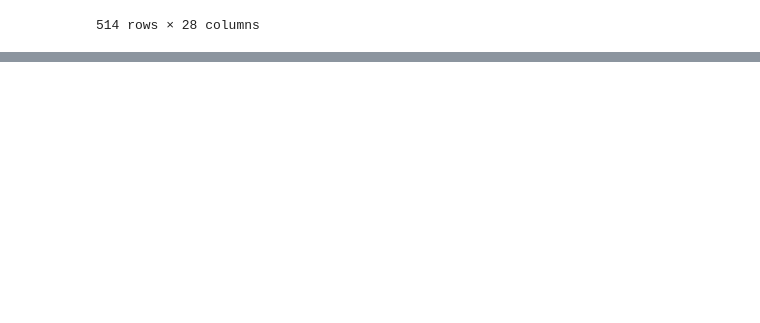
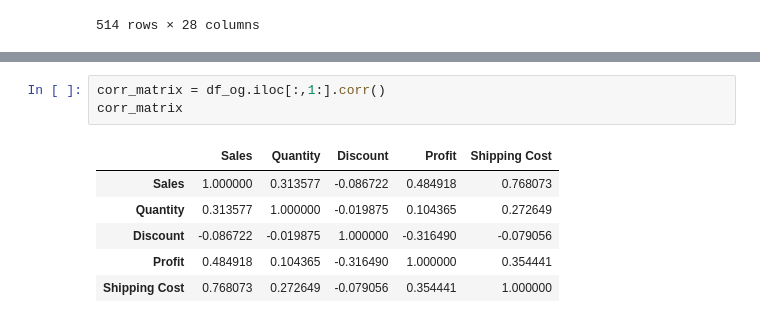
Before and after one commit to darshitparmar/Super-Store-Analysis, a Jupyter notebook: SuperStore.ipynb, the cells around one changed output, grey strips where cells are left out. Cells and saved outputs as stored; diff of their text form; blank space fills up the shorter version.

```diff
--- a/SuperStore.ipynb
+++ b/SuperStore.ipynb
@@ -276,0 +297,10 @@ df.loc[df['Pecentile'] > 99]
+# %%
+corr_matrix = df_og.iloc[:,1:].corr()
+corr_matrix
+# %% [output]
+|  | Sales | Quantity | Discount | Profit | Shipping Cost |
+| Sales | 1.000000 | 0.313577 | -0.086722 | 0.484918 | 0.768073 |
+| Quantity | 0.313577 | 1.000000 | -0.019875 | 0.104365 | 0.272649 |
+| Discount | -0.086722 | -0.019875 | 1.000000 | -0.316490 | -0.079056 |
+| Profit | 0.484918 | 0.104365 | -0.316490 | 1.000000 | 0.354441 |
+| Shipping Cost | 0.768073 | 0.272649 | -0.079056 | 0.354441 | 1.000000 |
```
Also changed, not shown: parts of 11 cells of this notebook.
